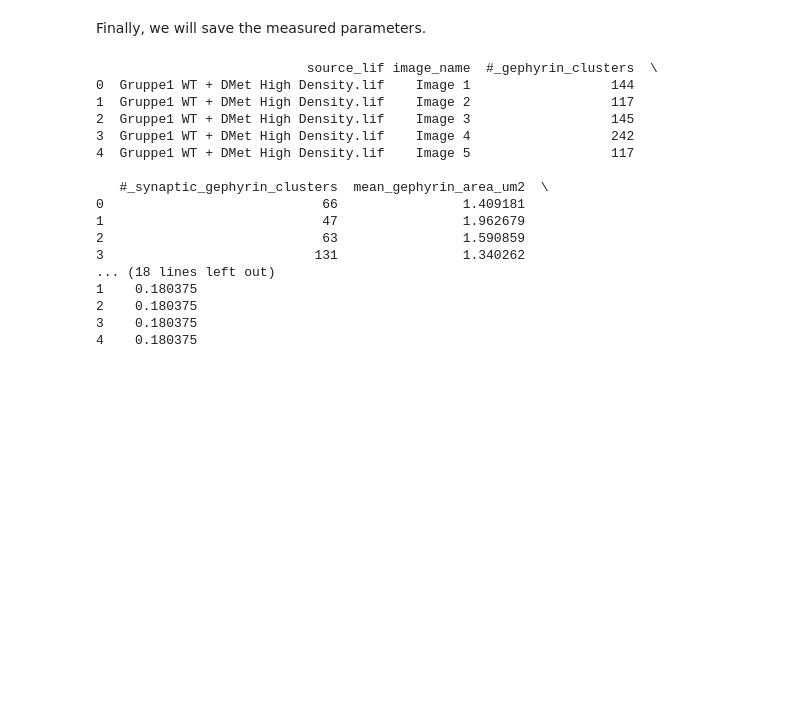
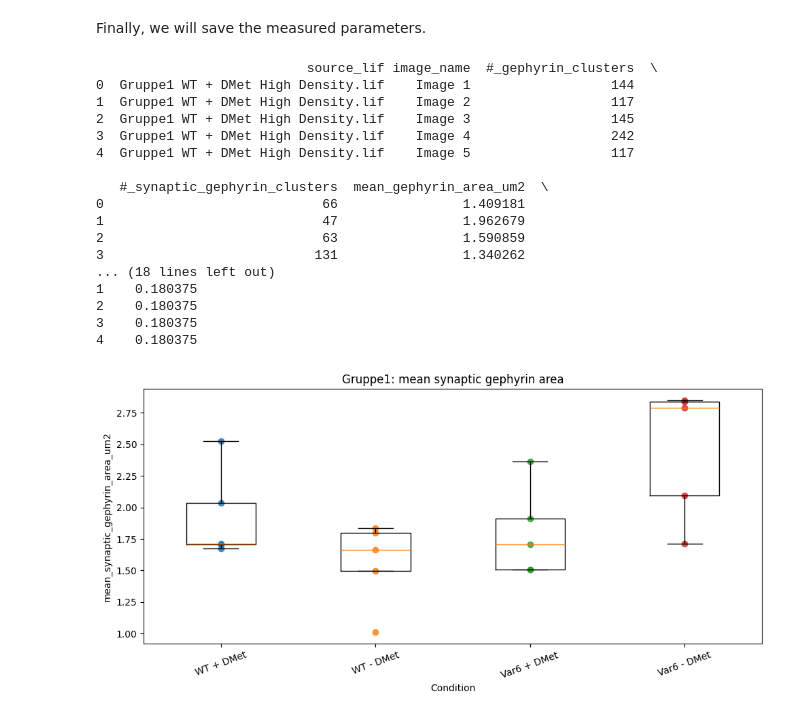
Before and after one commit to FilLieb/NBCimageAnalysis, a Jupyter notebook: learning/11_machine_learning_analysis.ipynb, the cells around one changed output. Cells and saved outputs as stored; diff of their text form; code cells hidden in the pictures; blank space fills up the shorter version.

```diff
--- a/learning/11_machine_learning_analysis.ipynb
+++ b/learning/11_machine_learning_analysis.ipynb
@@ -319,0 +352,84 @@ except ImportError:
+# %%
+import re
+
+plot_df = final_df.copy()
+
+def read_group_and_condition(source_lif_name):
+    text = str(source_lif_name).replace("_", " ")
+
+    group_match = re.search(r"(?:Gruppe|Group)\s*(\d+)", text, flags=re.IGNORECASE)
+    condition_match = re.search(r"(WT|Var\s*\d+)\s*([+-])\s*DMet", text, flags=re.IGNORECASE)
+
+    if group_match is None or condition_match is None:
+        return None, None
+
+    group_name = f"Gruppe{group_match.group(1)}"
+
+    base_name = condition_match.group(1).replace(" ", "")
+    if base_name.upper() == "WT":
+        base_name = "WT"
+    else:
+        variant_number = re.search(r"\d+", base_name).group()
+        base_name = f"Var{variant_number}"
+
+    sign = condition_match.group(2)
+    condition_name = f"{base_name} {sign} DMet"
+
+    return group_name, condition_name
+
+parsed_values = plot_df["source_lif"].apply(read_group_and_condition)
+plot_df["Gruppe"] = parsed_values.str[0]
+plot_df["condition"] = parsed_values.str[1]
+
+failed_rows = plot_df[plot_df["Gruppe"].isna() | plot_df["condition"].isna()]
+if not failed_rows.empty:
+    print("These source_lif values could not be parsed:")
+    display(failed_rows[["source_lif"]].drop_duplicates())
+
+plot_df = plot_df.dropna(subset=["Gruppe", "condition"]).copy()
+
+def group_sort_key(group_name):
+    return int(re.search(r"\d+", group_name).group())
+
+def condition_sort_key(condition_name):
+    if condition_name.startswith("WT"):
+        base_order = 0
+    else:
+        base_order = int(re.search(r"\d+", condition_name).group())
+
+    sign_order = 0 if "+" in condition_name else 1
+    return (base_order, sign_order)
+
+all_groups = sorted(plot_df["Gruppe"].unique(), key=group_sort_key)
+
+for group_name in all_groups:
+    group_df = plot_df[plot_df["Gruppe"] == group_name].copy()
+    conditions = sorted(group_df["condition"].unique(), key=condition_sort_key)
+
+    values_per_condition = []
+    for condition_name in conditions:
+        values = group_df.loc[
+            group_df["condition"] == condition_name,
+            "mean_synaptic_gephyrin_area_um2"
+        ].dropna()
+        values_per_condition.append(values)
+
+    plt.figure(figsize=(10, 5))
+    plt.boxplot(values_per_condition, labels=conditions, showfliers=False)
+
+    for position, condition_name in enumerate(conditions, start=1):
+        y_values = group_df.loc[
+            group_df["condition"] == condition_name,
+            "mean_synaptic_gephyrin_area_um2"
+        ].dropna().to_numpy()
+        x_values = [position] * len(y_values)
+        plt.scatter(x_values, y_values, alpha=0.8)
+
+    plt.title(f"{group_name}: mean synaptic gephyrin area")
+    plt.xlabel("Condition")
+    plt.ylabel("mean_synaptic_gephyrin_area_um2")
+    plt.xticks(rotation=20)
+    plt.tight_layout()
+    plt.show()
+# %% [output]
+[figure, added]
```
Also changed, not shown: parts of 5 cells of this notebook, 1 other file.
